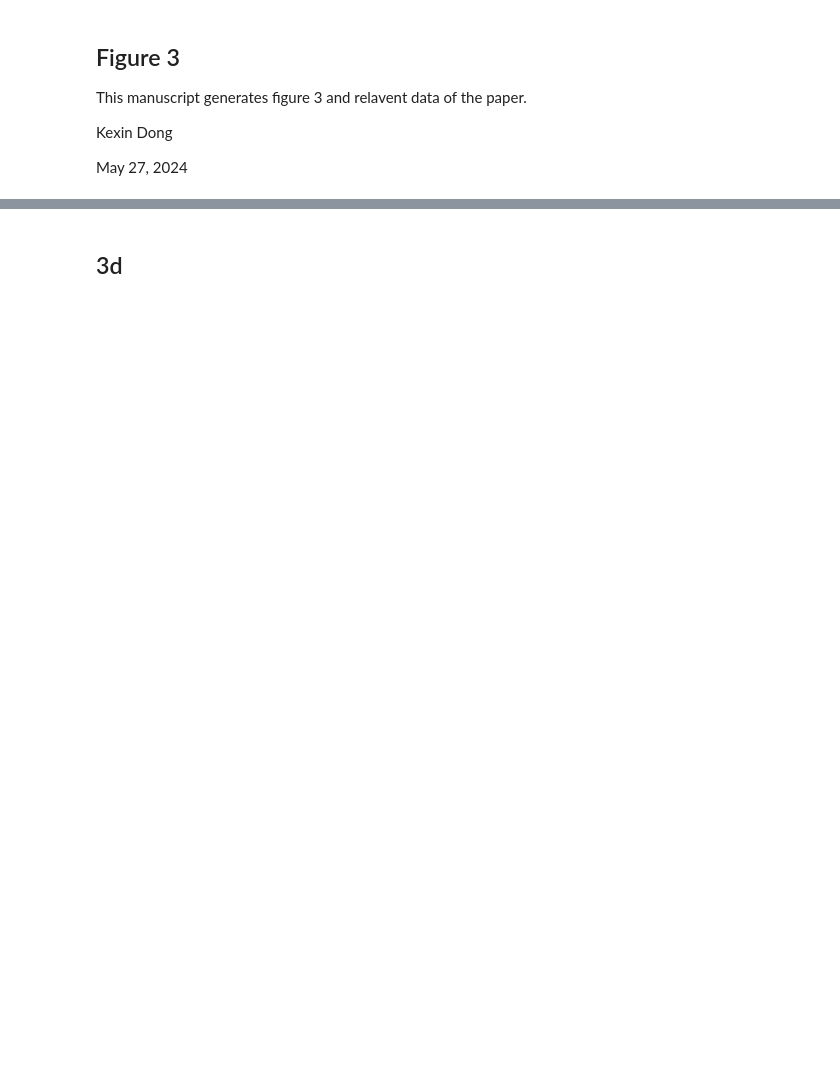
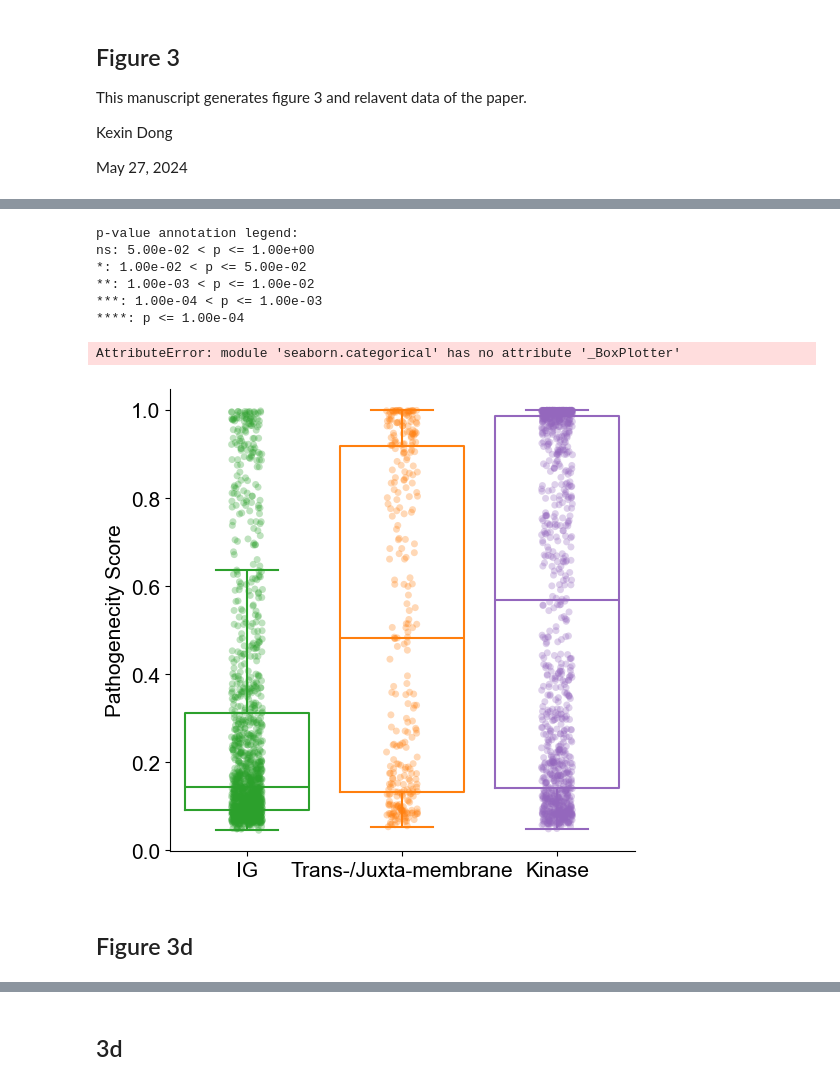
Before and after one commit to kexindon/h2m-public, a Jupyter notebook: figure_generation/figure3.ipynb, the cells around one changed output, grey strips where cells are left out. Saved outputs shown, nothing was run; the diff lists cells and outputs as text; code cells hidden in the pictures; blank space fills up the shorter version.

```diff
--- a/figure_generation/figure3.ipynb
+++ b/figure_generation/figure3.ipynb
@@ -21,0 +98,40 @@ plt.rcParams['font.sans-serif'] = ['Arial']
+# %%
+fig, ax = plt.subplots(figsize=(6, 6))
+g = sns.boxplot(data=df_merged_all, x='region', y='am_pathogenicity', ax=ax, palette=color_dict_region, order=t,showfliers=False, fill = False)
+g1 = sns.stripplot(data=df_merged_all, x='region', y='am_pathogenicity', ax=ax, alpha=.3, palette=color_dict_region)#edgecolor='black', linewidth=.5)
+#ax.set_xticklabels(['Mis-\nsense', 'Non-\nsense', 'INS', 'DEL', 'Silent'])
+#ax.set_xlabel('')
+#ax.set_ylabel('LFC D34-Nutlin', fontsize=15)
+
+ax.tick_params(axis='both', which='major', labelsize=15)
+ax.spines['top'].set_visible(False)
+ax.spines['right'].set_visible(False)
+ax.set_ylabel(f"Pathogenecity Score", fontsize=15)
+ax.set_xlabel("", fontsize=15)
+statannot.add_stat_annotation(
+    ax,
+    data=df_merged_all,
+    x='region',
+    y='am_pathogenicity',
+    #hue=hue,
+    box_pairs=[
+        ((t[0]), (t[1])),
+        ((t[0]), (t[2])),
+        ((t[1]), (t[2]))
+    ],
+    test="t-test_ind",
+    text_format="star",
+    loc="outside",
+)
+plt.show()
+# %% [output]
+p-value annotation legend:
+ns: 5.00e-02 < p <= 1.00e+00
+*: 1.00e-02 < p <= 5.00e-02
+**: 1.00e-03 < p <= 1.00e-02
+***: 1.00e-04 < p <= 1.00e-03
+****: p <= 1.00e-04
+AttributeError: module 'seaborn.categorical' has no attribute '_BoxPlotter'
+[figure, added]
+# %% [markdown]
+## Figure 3d
```
Also changed, not shown: parts of 37 cells of this notebook, 5 other files.
